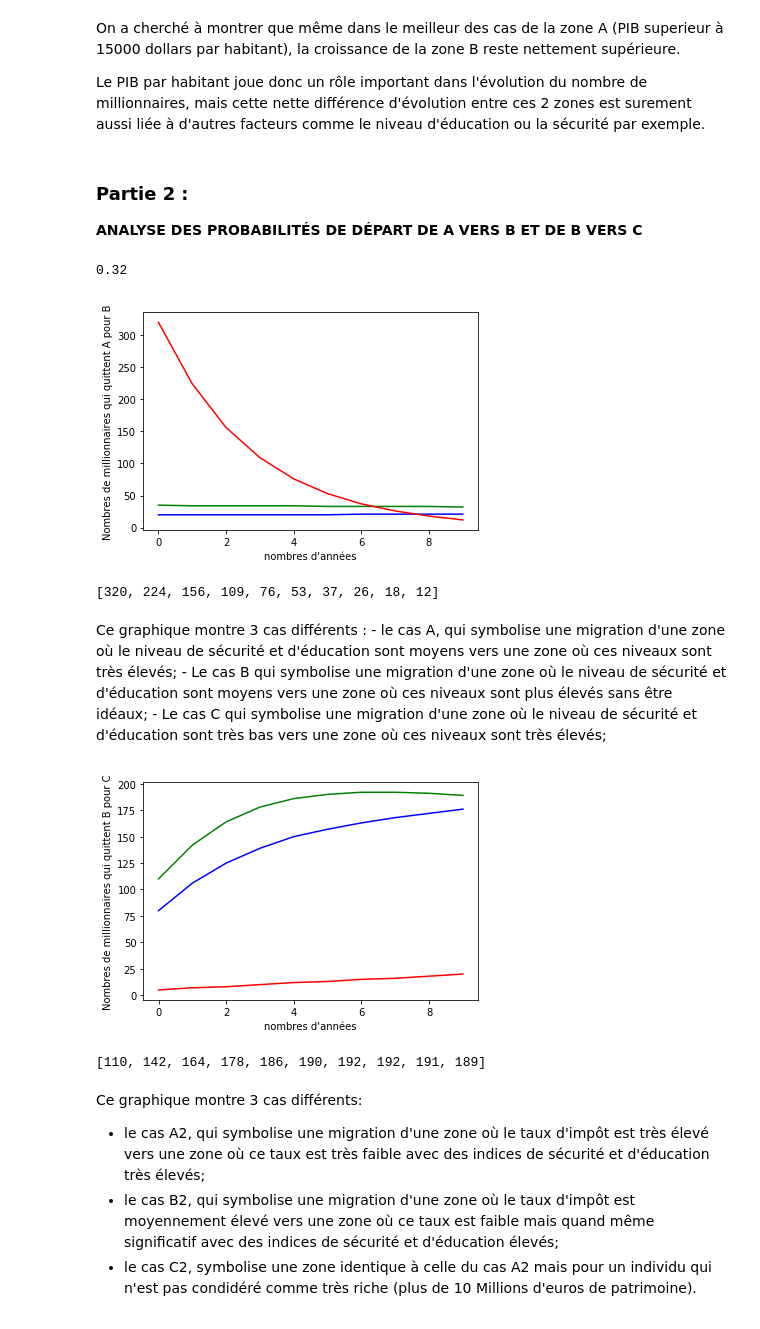
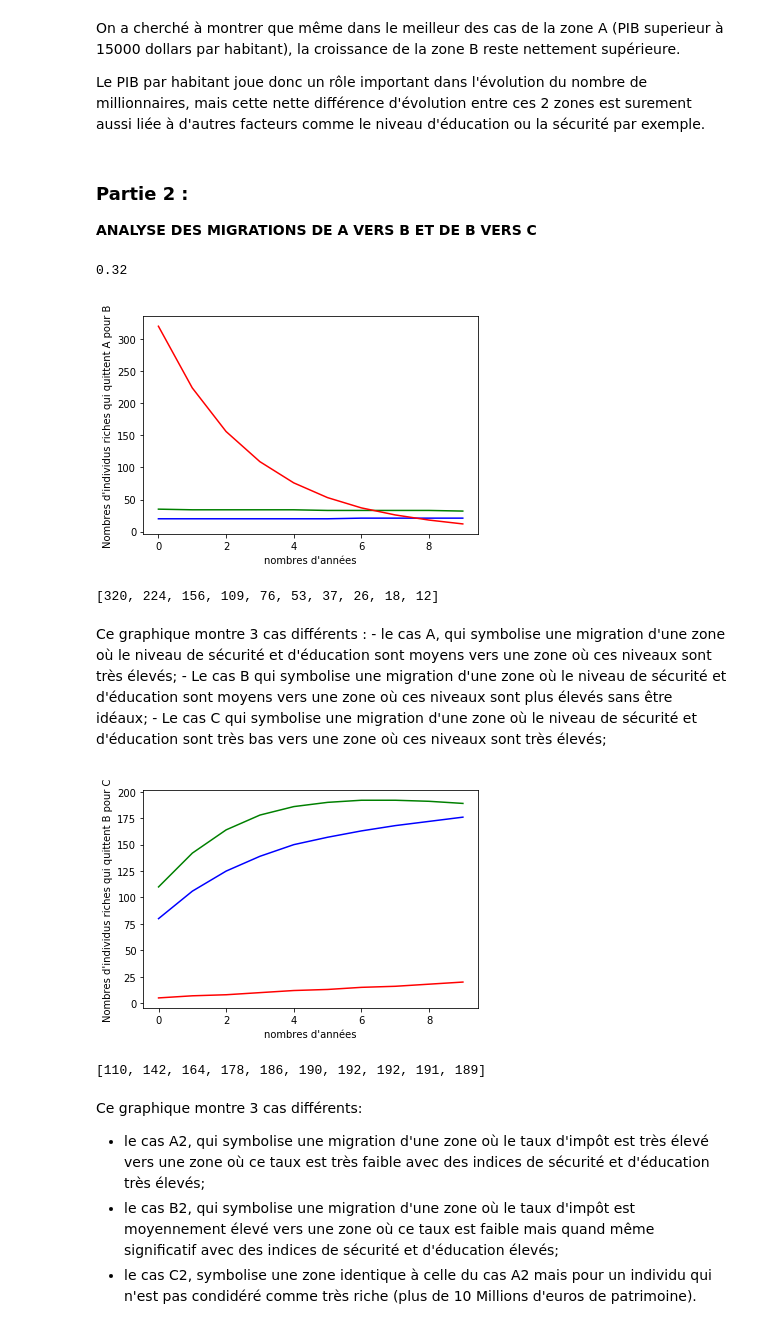
Before and after one commit to Nathceylon/ARE, a Jupyter notebook: notebookARE.ipynb, the cells around one changed output. Saved outputs shown, nothing was run; the diff lists cells and outputs as text; code cells hidden in the pictures.

```diff
--- a/notebookARE.ipynb
+++ b/notebookARE.ipynb
@@ -122,7 +120,7 @@ On a cherché à montrer que même dans le meilleur des cas de la zone A (PIB su
 Le PIB par habitant joue donc un rôle important dans l'évolution du nombre de millionnaires, mais cette nette différence d'évolution entre ces 2 zones est surement aussi liée à d'autres facteurs comme le niveau d'éducation ou la sécurité par exemple.
 # %% [markdown]
 ### Partie 2 :
-   __ANALYSE DES PROBABILITÉS DE DÉPART DE A VERS B ET DE B VERS C__
+   __ANALYSE DES MIGRATIONS DE A VERS B ET DE B VERS C__
 # %%
  passage_de_A_B(25, 99, 10, 81)
 # %% [output]
@@ -152,14 +150,14 @@ plt.plot(casB, "b")
 plt.plot(casC, "r")
 
 
-plt.ylabel("Nombres de millionnaires qui quittent A pour B")
+plt.ylabel("Nombres d'individus riches qui quittent A pour B")
 plt.xlabel("nombres d'années")
 
 plt.show()
 
 liste_depart(10, pop_init, 10, 25, 85, 85)
 # %% [output]
-[figure, old version]
+[figure, new version]
 [320, 224, 156, 109, 76, 53, 37, 26, 18, 12]
 # %% [markdown]
 Ce graphique montre 3 cas différents :
@@ -180,35 +178,35 @@ ind_secuA = 15
 ind_eduA = 25
 #ind_secuB : int
 ind_secuB = 85
 #ind_eduB : int
 ind_eduB = 85
 
 #casA2 : list[int]
 casA2 = liste_depart_BC(10,pop_init, 0.6, 96, 98, 0.15, patrimoine)
 
 #casB2 : list[int]
 casB2 = liste_depart_BC(10,pop_init, 0.45, 81, 78, 0.25, patrimoine)
 
 #casC2 : list[int]
 casC2 = liste_depart_BC(10,pop_init, 0.6, 96, 98, 0.15, 5)
 
 
 
 plt.figure()
 plt.plot(casA2, "g")
 plt.plot(casB2, "r")
 plt.plot(casC2, "b")
 
 
-plt.ylabel("Nombres de millionnaires qui quittent B pour C")
+plt.ylabel("Nombres d'individus riches qui quittent B pour C")
 plt.xlabel("nombres d'années")
 
 plt.show()
 
 
 liste_depart_BC(10,pop_init, 0.6, 96, 98, 0.15, patrimoine)
 # %% [output]
-[figure, old version]
+[figure, new version]
 [110, 142, 164, 178, 186, 190, 192, 192, 191, 189]
 # %% [markdown]
 Ce graphique montre 3 cas différents:
```
Also changed, not shown: parts of 10 cells of this notebook.
